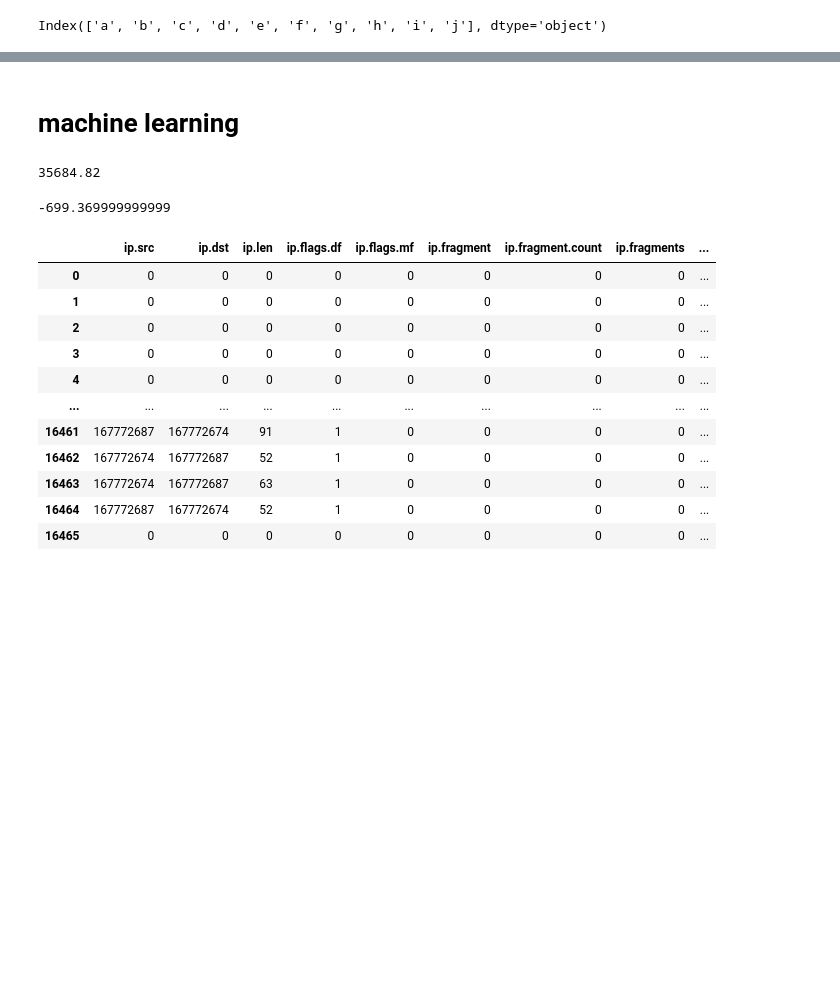
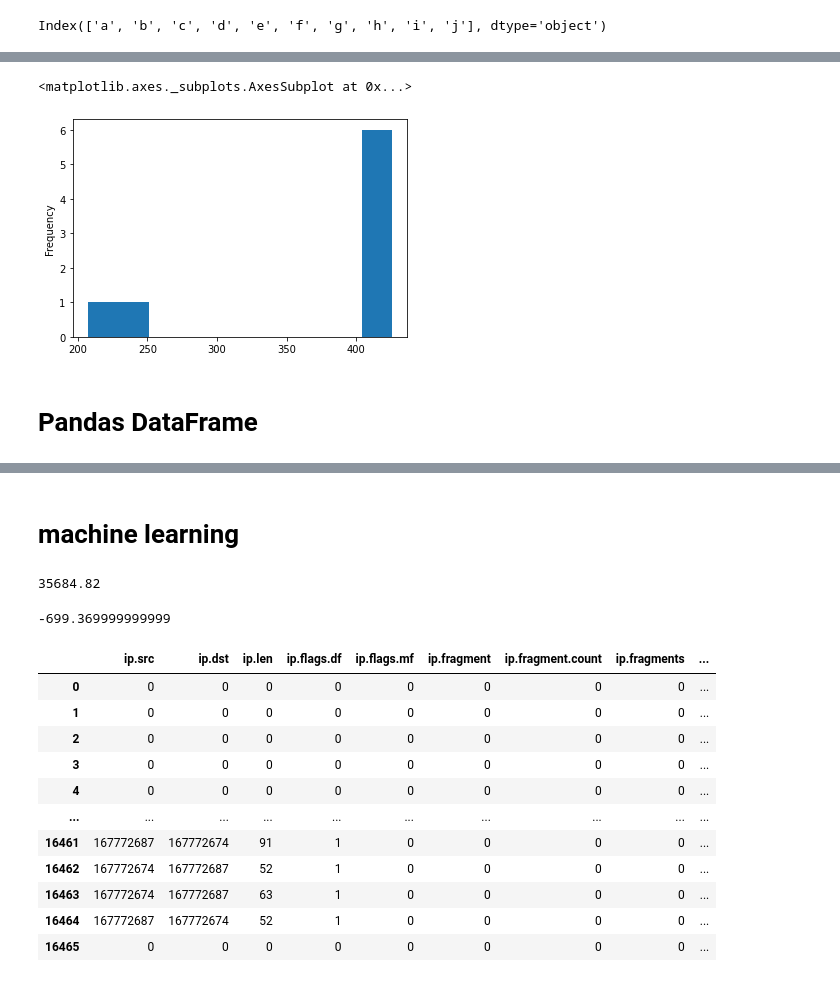
Before and after one commit to RedBatProject/Data-Science-Tools, a Jupyter notebook: data_science.ipynb, the cells around one changed output, grey strips where cells are left out. Drawn from its saved outputs; the diff is of its cells as text; code cells hidden in the pictures; blank space fills up the shorter version.

```diff
--- a/data_science.ipynb
+++ b/data_science.ipynb
@@ -483,0 +598,2 @@ Index(['a', 'b', 'c', 'd', 'e', 'f', 'g', 'h', 'i', 'j'], dtype='object')
+# %%
+gdat['a'] = 400.0
@@ -483,0 +618,2 @@ Index(['a', 'b', 'c', 'd', 'e', 'f', 'g', 'h', 'i', 'j'], dtype='object')
+# %%
+gdat[(gdat >300) & (gdat<700)] = gdat[(gdat >300) & (gdat<700)].mean()
@@ -483,0 +634,5 @@ Index(['a', 'b', 'c', 'd', 'e', 'f', 'g', 'h', 'i', 'j'], dtype='object')
+# %%
+gdat[(gdat<700)].plot(kind = 'hist')
+# %% [output]
+<matplotlib.axes._subplots.AxesSubplot at 0x...>
+[figure, added]
@@ -483,0 +644,2 @@ Index(['a', 'b', 'c', 'd', 'e', 'f', 'g', 'h', 'i', 'j'], dtype='object')
+# %% [markdown]
+# Pandas DataFrame
```
Also changed, not shown: parts of 117 cells of this notebook.
